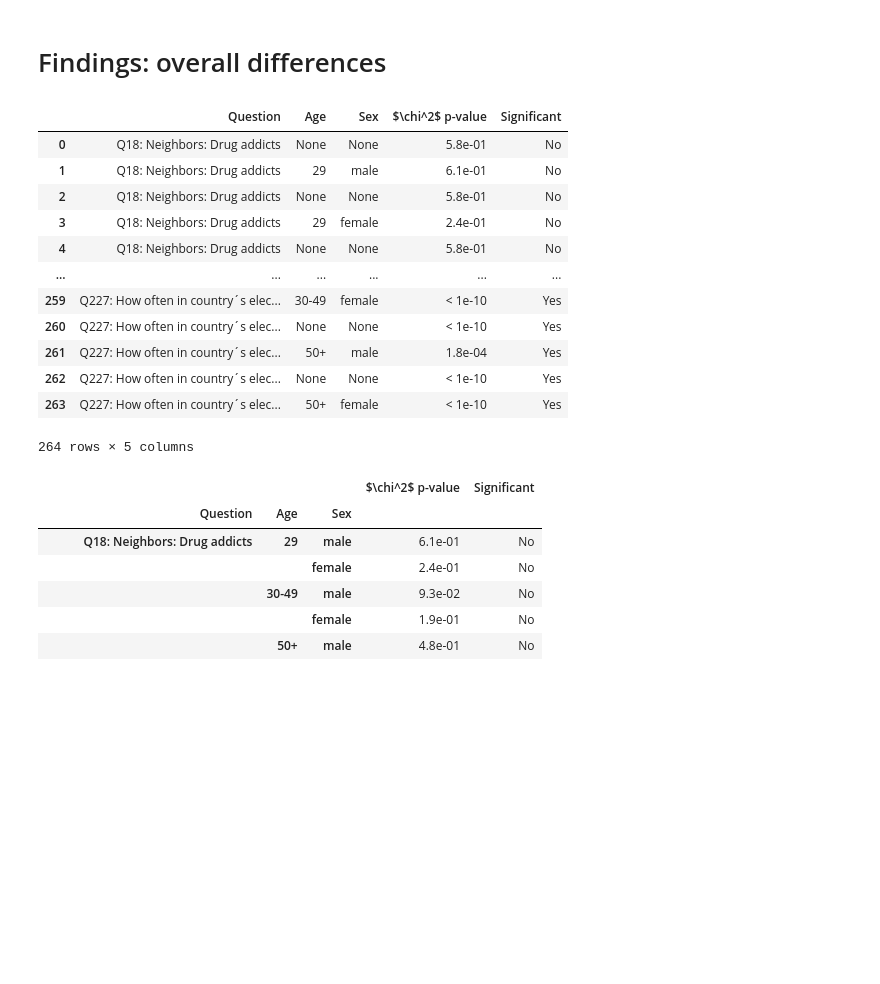
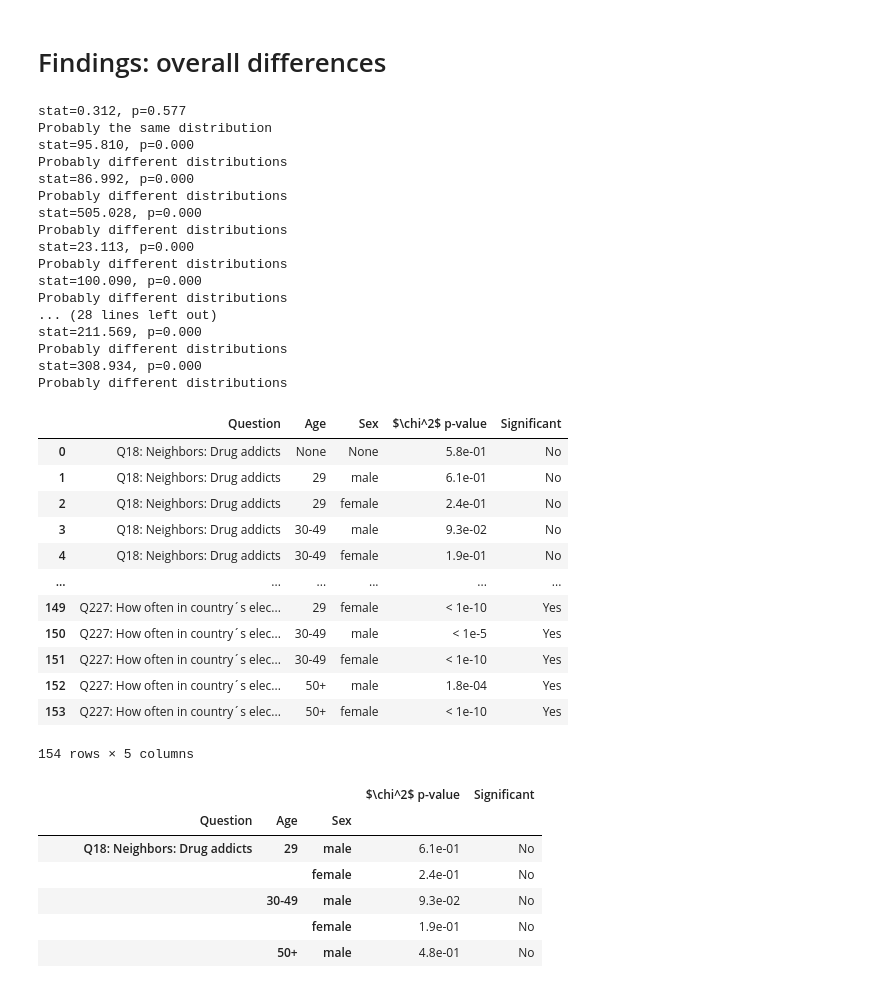
Before and after one commit to btseytlin/toloka_sociology, a Jupyter notebook: notebooks/paper_figures_and_tables.ipynb, the cells around one changed output. Cells and saved outputs as stored; diff of their text form; code cells hidden in the pictures; blank space fills up the shorter version.

```diff
--- a/notebooks/paper_figures_and_tables.ipynb
+++ b/notebooks/paper_figures_and_tables.ipynb
@@ -308,7 +310,7 @@ question_cols = [
 # %%
 from scipy.stats import chi2_contingency
 
-def make_pivot_df(df, col):
+def make_pivot_df(df, col, normalize=False):
     df_copy = df.copy()
     df_copy['ID'] = list(range(len(df_copy)))
     df_copy = df_copy.set_index(['ID', 'source'])
@@ -318,11 +320,15 @@ def make_pivot_df(df, col):
                               index='source',
                               values='person_ID',
                               columns=col,
-                              aggfunc=pd.Series.nunique)
+                              aggfunc=pd.Series.nunique,
+                             )
+    df_pivot = df_pivot.fillna(0)
+    if normalize:
+        df_pivot = df_pivot.apply(lambda x: x / float(x.sum()), axis=1)
     return df_pivot
 
 def chi2test(df, col, print_stuff=True):
-    pivot = make_pivot_df(df, col).fillna(0)
+    pivot = make_pivot_df(df, col)
     stat, p, dof, ex = chi2_contingency(pivot, correction=False)
     if print_stuff:
         print('stat=%.3f, p=%.3f' % (stat, p))
@@ -334,43 +340,59 @@ def chi2test(df, col, print_stuff=True):
 # %%
 cols_and_pvals = []
 
 for q in question_cols:
+    p = chi2test(df_clean, q, print_stuff=True)
+    cols_and_pvals.append({'question': q, 'age': None, 'sex': None, 'pval': p})
     for age in ['29', '30-49', '50+']:
         for sex in ['male', 'female']:
-            p = chi2test(df_clean, q, print_stuff=False)
-            cols_and_pvals.append({'question': q, 'age': None, 'sex': None, 'pval': p})
-
             p = chi2test(df_clean[(df_clean.source_age==age)&(df_clean.source_sex==sex)], q, print_stuff=False)
             cols_and_pvals.append({'question': q, 'age': age, 'sex': sex, 'pval': p})
 
 def to_readable_pval(pval):
     if pval < 1e-10:
         return '< 1e-10'
     elif pval < 1e-5:
         return '< 1e-5'
     return f'{pval:.1e}'
 
 
 diffs_df = pd.DataFrame(cols_and_pvals)
 
 diffs_df['significant'] = diffs_df['pval'].apply(lambda p: 'Yes' if p < 0.05 else 'No')
 diffs_df['pval'] = diffs_df['pval'].apply(to_readable_pval)
 diffs_df.columns = ['Question', 'Age', 'Sex', '$\chi^2$ p-value', 'Significant']
 diffs_df
 # %% [output]
+stat=0.312, p=0.577
+Probably the same distribution
+stat=95.810, p=0.000
+Probably different distributions
+stat=86.992, p=0.000
+Probably different distributions
+stat=505.028, p=0.000
+Probably different distributions
+stat=23.113, p=0.000
+Probably different distributions
+stat=100.090, p=0.000
+Probably different distributions
+... (28 lines left out)
+stat=211.569, p=0.000
+Probably different distributions
+stat=308.934, p=0.000
+Probably different distributions
 |  | Question | Age | Sex | $\chi^2$ p-value | Significant |
 | 0 | Q18: Neighbors: Drug addicts | None | None | 5.8e-01 | No |
 | 1 | Q18: Neighbors: Drug addicts | 29 | male | 6.1e-01 | No |
-| 2 | Q18: Neighbors: Drug addicts | None | None | 5.8e-01 | No |
-| 3 | Q18: Neighbors: Drug addicts | 29 | female | 2.4e-01 | No |
-| 4 | Q18: Neighbors: Drug addicts | None | None | 5.8e-01 | No |
+| 2 | Q18: Neighbors: Drug addicts | 29 | female | 2.4e-01 | No |
+| 3 | Q18: Neighbors: Drug addicts | 30-49 | male | 9.3e-02 | No |
+| 4 | Q18: Neighbors: Drug addicts | 30-49 | female | 1.9e-01 | No |
 | ... | ... | ... | ... | ... | ... |
-| 259 | Q227: How often in country´s elec... | 30-49 | female | < 1e-10 | Yes |
-| 260 | Q227: How often in country´s elec... | None | None | < 1e-10 | Yes |
-| 261 | Q227: How often in country´s elec... | 50+ | male | 1.8e-04 | Yes |
-| 262 | Q227: How often in country´s elec... | None | None | < 1e-10 | Yes |
-| 263 | Q227: How often in country´s elec... | 50+ | female | < 1e-10 | Yes |
+| 149 | Q227: How often in country´s elec... | 29 | female | < 1e-10 | Yes |
+| 150 | Q227: How often in country´s elec... | 30-49 | male | < 1e-5 | Yes |
+| 151 | Q227: How often in country´s elec... | 30-49 | female | < 1e-10 | Yes |
+| 152 | Q227: How often in country´s elec... | 50+ | male | 1.8e-04 | Yes |
+| 153 | Q227: How often in country´s elec... | 50+ | female | < 1e-10 | Yes |
-264 rows × 5 columns
+154 rows × 5 columns
 # %%
 diffs_df_detailed = diffs_df[(~pd.isnull(diffs_df.Age)) & (~pd.isnull(diffs_df.Sex))]
 diffs_df_detailed = diffs_df_detailed.set_index(['Question', 'Age', 'Sex'])
```
Also changed, not shown: parts of 17 cells of this notebook, 4 other files.
